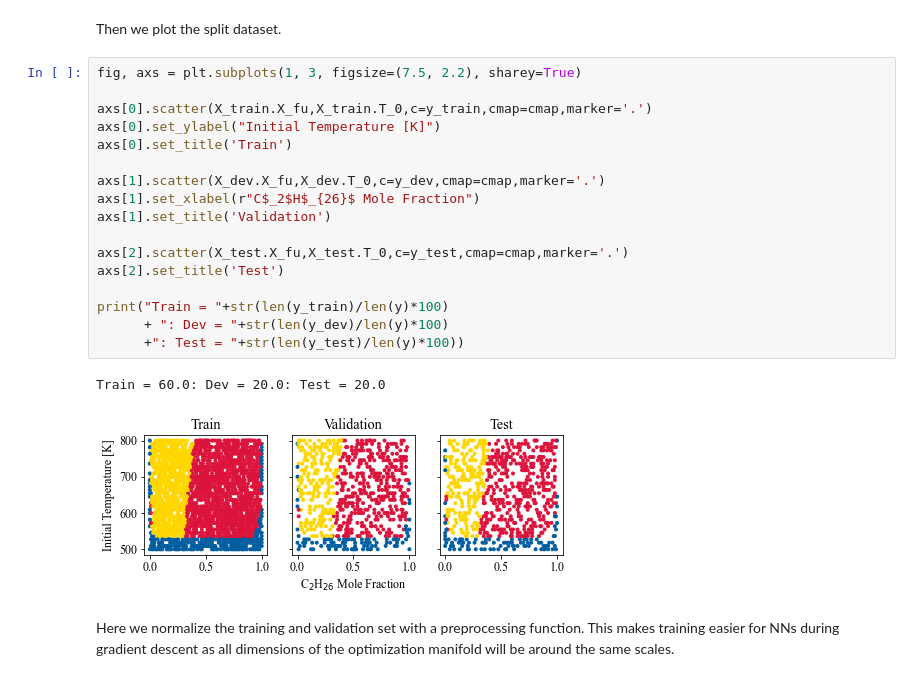
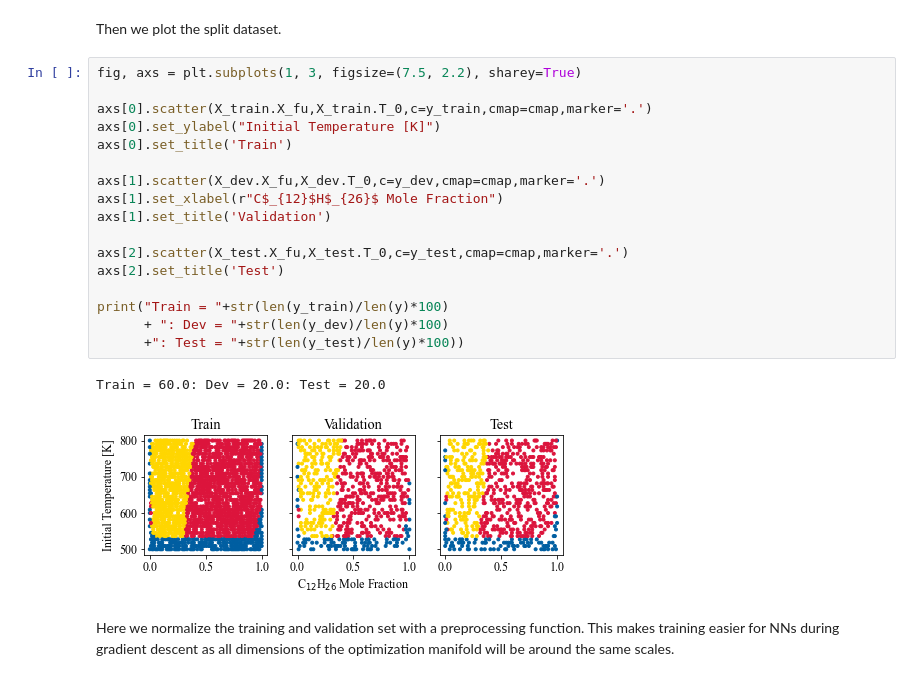
Before and after one commit to IhmeGroup/CombML_Tutorials, a Jupyter notebook: Supervised Learning Tutorial.ipynb, the cells around one changed output. Cells and saved outputs as stored; diff of their text form.

```diff
--- a/Supervised Learning Tutorial.ipynb
+++ b/Supervised Learning Tutorial.ipynb
@@ -96,23 +96,23 @@ Then we plot the split dataset.
 # %%
 fig, axs = plt.subplots(1, 3, figsize=(7.5, 2.2), sharey=True)
 
 axs[0].scatter(X_train.X_fu,X_train.T_0,c=y_train,cmap=cmap,marker='.')
 axs[0].set_ylabel("Initial Temperature [K]")
 axs[0].set_title('Train')
 
 axs[1].scatter(X_dev.X_fu,X_dev.T_0,c=y_dev,cmap=cmap,marker='.')
-axs[1].set_xlabel(r"C$_2$H$_{26}$ Mole Fraction")
+axs[1].set_xlabel(r"C$_{12}$H$_{26}$ Mole Fraction")
 axs[1].set_title('Validation')
 
 axs[2].scatter(X_test.X_fu,X_test.T_0,c=y_test,cmap=cmap,marker='.')
 axs[2].set_title('Test')
 
 print("Train = "+str(len(y_train)/len(y)*100)
       + ": Dev = "+str(len(y_dev)/len(y)*100)
       +": Test = "+str(len(y_test)/len(y)*100))
 # %% [output]
 Train = 60.0: Dev = 20.0: Test = 20.0
-[figure, old version]
+[figure, new version]
 # %% [markdown]
 Here we normalize the training and validation set with a preprocessing function. This makes training easier for NNs during gradient descent as all dimensions of the optimization manifold will be around the same scales.
 # %%
```
Also changed, not shown: parts of 13 cells of this notebook, 4 other files.
